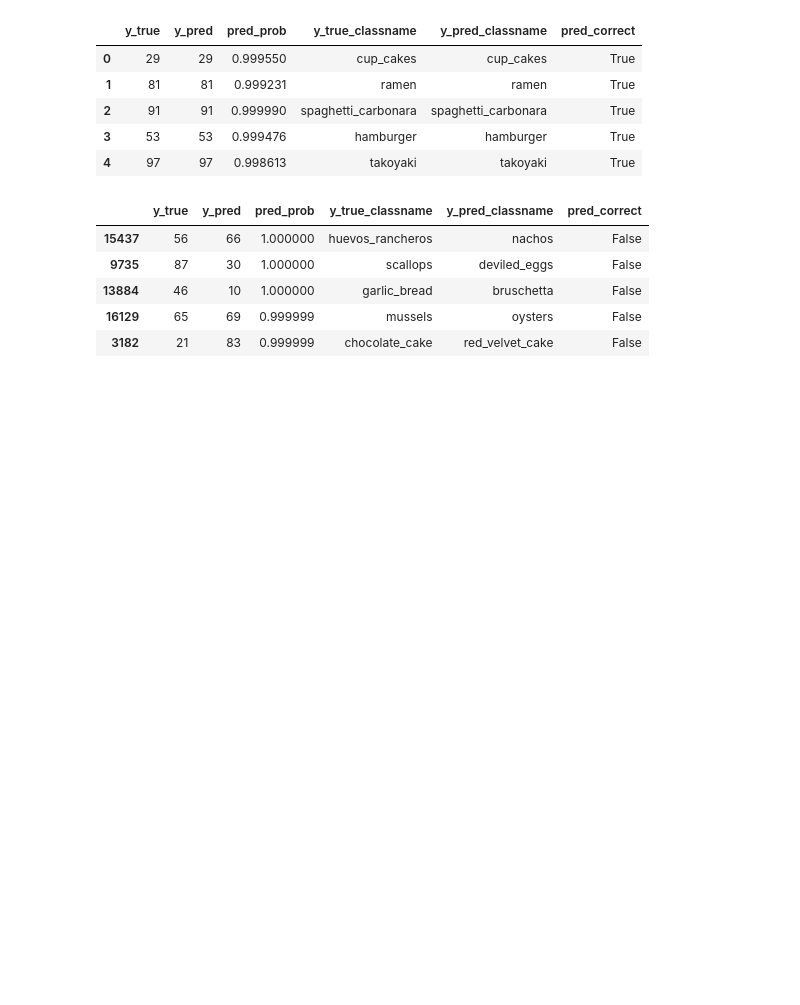
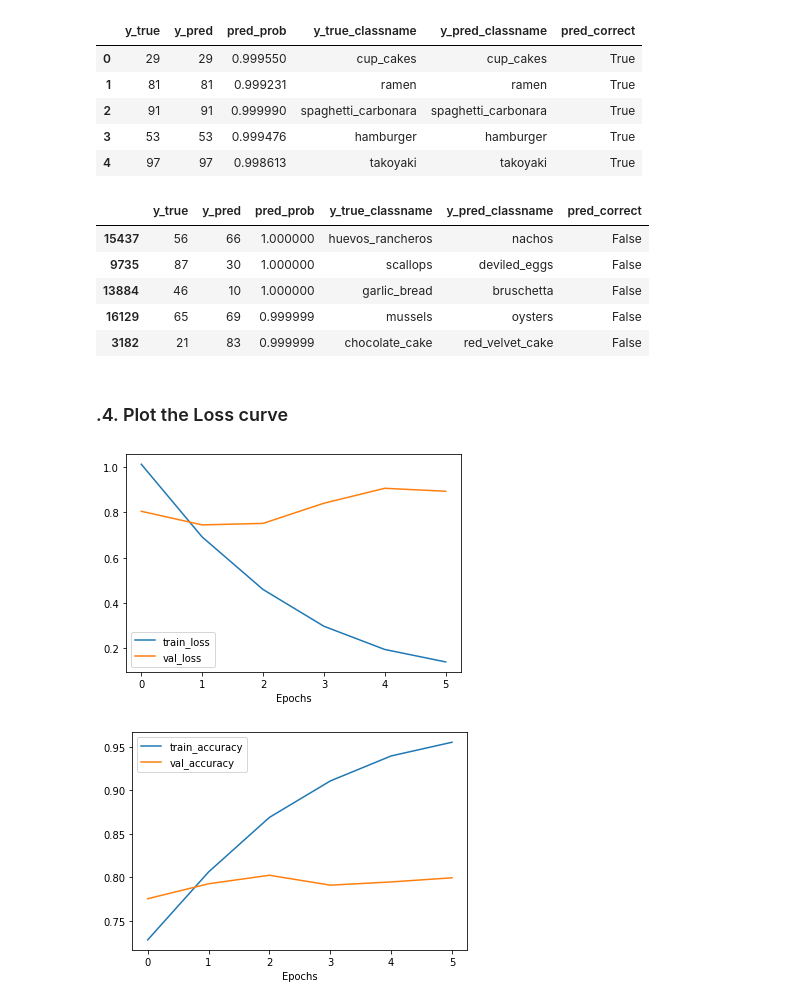
Before and after one commit to SaketMunda/wikifoodia, a Jupyter notebook: food_vision101_with_tensorflow.ipynb, the cells around one changed output. Drawn from its saved outputs; the diff is of its cells as text; code cells hidden in the pictures; blank space fills up the shorter version.

```diff
--- a/food_vision101_with_tensorflow.ipynb
+++ b/food_vision101_with_tensorflow.ipynb
@@ -372,7 +372,7 @@ feature_extraction_model_checkpoint = tf.keras.callbacks.ModelCheckpoint(feature
 
 fine_tune_checkpoint_path = 'fine_tune_checkpoints/'
 fine_tune_model_checkpoint = tf.keras.callbacks.ModelCheckpoint(fine_tune_checkpoint_path,
-                                                       monitor='val_loss',
+                                                       monitor='val_accuracy',
                                                        save_best_only = True)
 # %% [markdown]
 ### Early Stopping
@@ -382,8 +382,8 @@ During fine-tuning, we might need to create some more callbacks to save the mode
 **Early Stopping**: Used to Stop training when a monitored metric has stopped improving
 # %%
 # Setup earlystopping callback to stop training if model's loss doesn't improve for 2 epochs
-early_stopping = tf.keras.callbacks.EarlyStopping(monitor='val_loss', # or val_accuracy
-                                                  patience=2,
+early_stopping = tf.keras.callbacks.EarlyStopping(monitor='val_accuracy', # or val_loss
+                                                  patience=3,
                                                   verbose=1,
                                                   restore_best_weights=True)
 # %% [markdown]
@@ -402,9 +402,9 @@ Once the validation loss stops improving for two or more epochs, we'll reduce th
 And to make sure the learning rate doesn't get too low (and potentially result in our model learning nothing), we'll set the minimum learning rate to `1e-7`.
 # %%
 # creating learning rate reduction callback
-reduce_lr = tf.keras.callbacks.ReduceLROnPlateau(monitor='val_loss', # or val_accuracy
+reduce_lr = tf.keras.callbacks.ReduceLROnPlateau(monitor='val_accuracy', # or val_loss
                                                  factor=0.2, # multiply the learning rate by 0.2 (reduce by 5x)
-                                                 patience=2, # this is equal to the number of epochs approx
+                                                 patience=3, # this is equal to the number of epochs approx
                                                  verbose=1, # print out when learning rate goes down
                                                  min_lr=1e-7)
 # %% [markdown]
@@ -989,10 +993,19 @@ len(efficientnetb0_model_FE.layers[1].layers)
 # %%
 unfreeze_layers(efficientnetb0_model_FE)
 # %%
-# Setup earlystopping callback to stop training if model's loss doesn't improve for 2 epochs
-early_stopping = tf.keras.callbacks.EarlyStopping(monitor='val_accuracy', # or val_loss
-                                                  patience=2,
-                                                  verbose=1,
-                                                  restore_best_weights=True)
+# This will be next experiment
+
+# # Setup earlystopping callback to stop training if model's loss doesn't improve for 2 epochs
+# early_stopping = tf.keras.callbacks.EarlyStopping(monitor='val_accuracy', # or val_loss
+#                                                   patience=3,
+#                                                   verbose=1,
+#                                                   restore_best_weights=True)
+
+# # creating learning rate reduction callback
+# reduce_lr = tf.keras.callbacks.ReduceLROnPlateau(monitor='val_accuracy', # or val_loss
+#                                                  factor=0.2, # multiply the learning rate by 0.2 (reduce by 5x)
+#                                                  patience=0, # this is equal to the number of epochs approx
+#                                                  verbose=1, # print out when learning rate goes down
+#                                                  min_lr=1e-7)
 # %%
 efficientnetb0_model_FE.compile(loss='sparse_categorical_crossentropy',
@@ -1384,3 +1404,11 @@ top_100_wrong.head()
 | 13884 | 46 | 10 | 1.000000 | garlic_bread | bruschetta | False |
 | 16129 | 65 | 69 | 0.999999 | mussels | oysters | False |
 | 3182 | 21 | 83 | 0.999999 | chocolate_cake | red_velvet_cake | False |
+# %% [markdown]
+### .4. Plot the Loss curve
+# %%
+# fine tuned loss curves
+plot_loss_curves(history_fine_tune_efficientnetb0_model)
+# %% [output]
+[figure, added]
+[figure, added]
```
Also changed, not shown: parts of 28 cells of this notebook.
